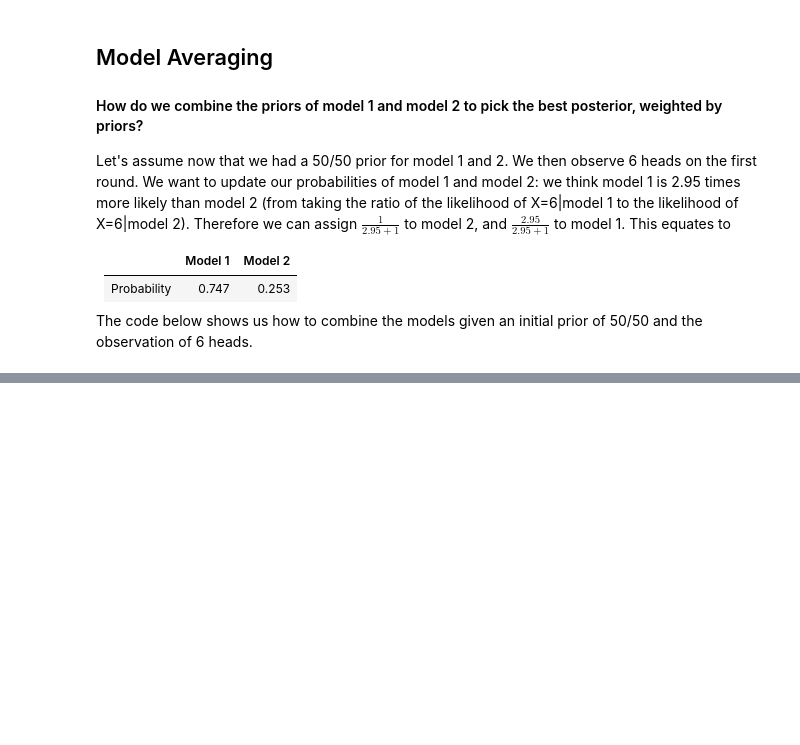
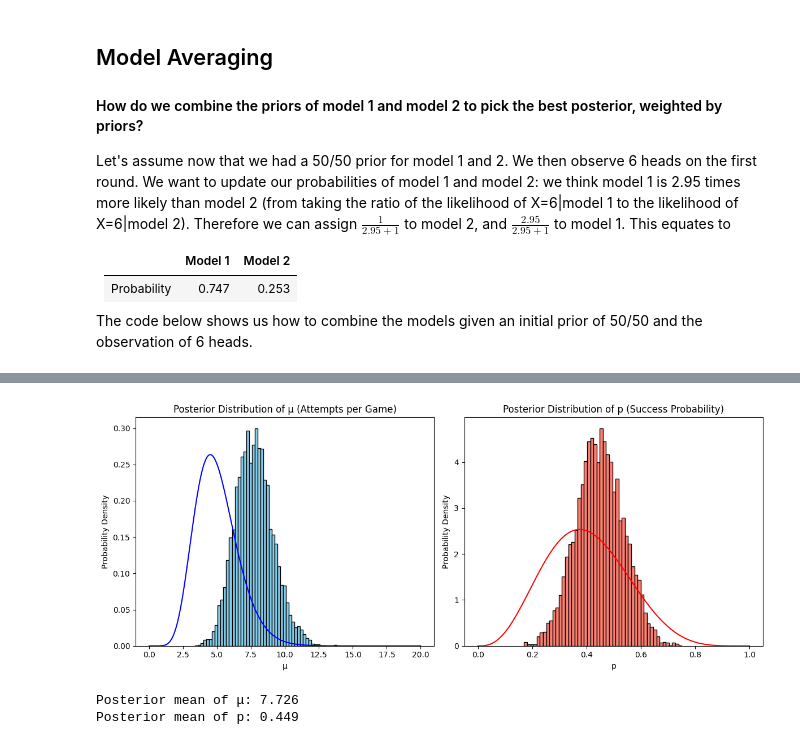
Before and after one commit to alexking100/BayesianInferenceLearning, a Jupyter notebook: web_book_bayesian_inference.ipynb, the cells around one changed output, grey strips where cells are left out. Drawn from its saved outputs; the diff is of its cells as text; code cells hidden in the pictures; blank space fills up the shorter version.

```diff
--- a/web_book_bayesian_inference.ipynb
+++ b/web_book_bayesian_inference.ipynb
@@ -646,0 +869,68 @@ Probability of X=7, n=10 is 0.18151
+# %%
+# Observed data from two games
+N_obs = np.array([10, 11])  # Number of attempts
+Y_obs = np.array([4, 6])    # Number of successful shots
+
+# Package data into a dictionary for JAGS
+data = {
+    'N_games': len(N_obs),
+    'N': N_obs.tolist(),
+    'Y': Y_obs.tolist()
+}
+
+# JAGS model specification
+model_string = """
+model {
+    for (i in 1:N_games) {
+        N[i] ~ dpois(mu)
+        Y[i] ~ dbin(p, N[i])
+    }
+    mu ~ dgamma(10, 2)  # Prior for mu (attempt rate)
+    p ~ dbeta(4, 6)     # Prior for p (success probability)
+}
+"""
+
+# Initialize and compile the model
+model = pyjags.Model(code=model_string, data=data, chains=3)
+
+# Burn-in phase (adaptation)
+model.update(1000)
+
+# Draw samples from the posterior
+samples = model.sample(2000, vars=['mu', 'p'])
+
+# Extract and flatten samples for each parameter
+mu_samples = samples['mu'].reshape(-1)
+p_samples = samples['p'].reshape(-1)
+
+# Plot prior distributions
+x_mu = np.linspace(0, 20, 500)
+prior_mu_pdf = scipy.stats.gamma.pdf(x_mu, a=10, scale=1/2)  # Note: scale = 1/rate = 1/2
+
+x_p = np.linspace(0, 1, 500)
+prior_p_pdf = scipy.stats.beta.pdf(x_p, a=4, b=6)
+
+# Plot the posterior distributions
+plt.figure(figsize=(12, 5))
+
+plt.subplot(1, 2, 1)
+plt.plot(x_mu, prior_mu_pdf, color='blue')
+plt.hist(mu_samples, bins=50, color='skyblue', edgecolor='black', density=True)
+plt.title('Posterior Distribution of μ (Attempts per Game)')
+plt.xlabel('μ')
+plt.ylabel('Probability Density')
+
+plt.subplot(1, 2, 2)
+plt.plot(x_p, prior_p_pdf, color='red')
+plt.hist(p_samples, bins=50, color='salmon', edgecolor='black', density=True)
+plt.title('Posterior Distribution of p (Success Probability)')
+plt.xlabel('p')
+plt.ylabel('Probability Density')
+
+plt.tight_layout()
+plt.show()
+
+# Print posterior means as point estimates
+print(f"Posterior mean of μ: {np.mean(mu_samples):.3f}")
+print(f"Posterior mean of p: {np.mean(p_samples):.3f}")
+# %% [output]
@@ -646,0 +940,3 @@ Probability of X=7, n=10 is 0.18151
+[figure, added]
+Posterior mean of μ: 7.726
+Posterior mean of p: 0.449
```
Also changed, not shown: parts of 13 cells of this notebook, 1 other file.
